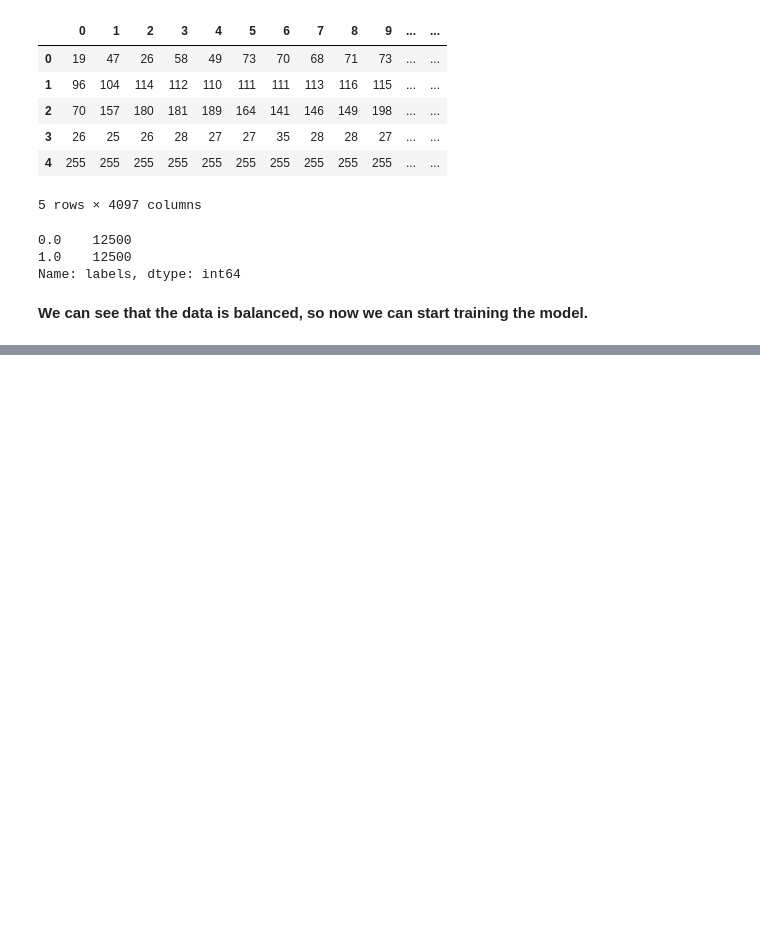
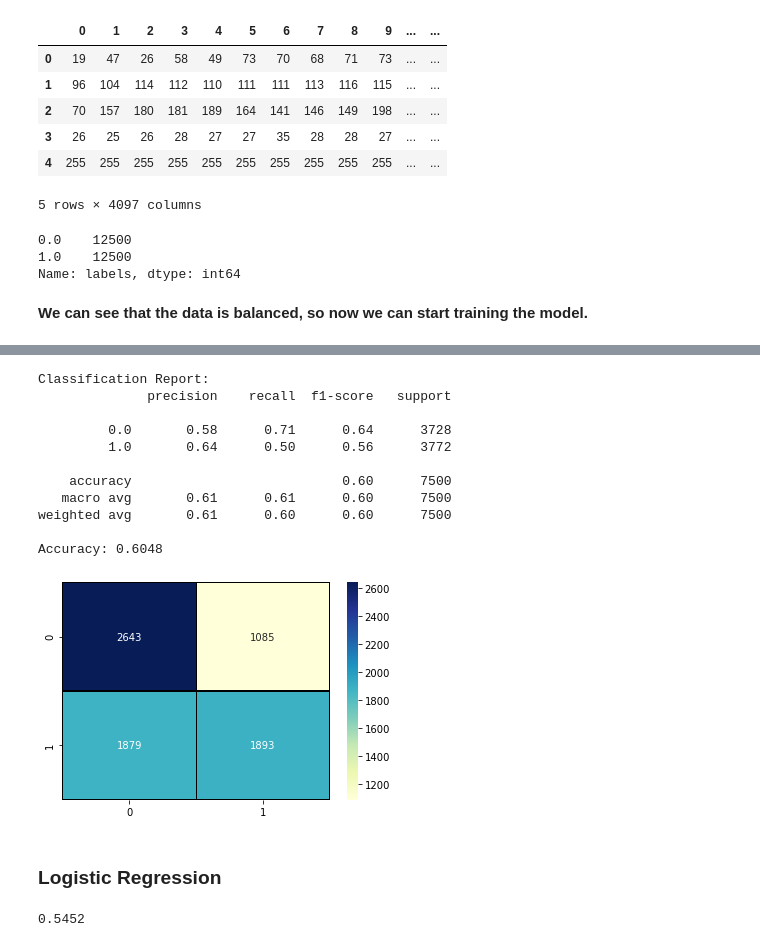
Before and after one commit to idobar1403/FinalProjectYear1, a Jupyter notebook: Cats-vs-Dogs.ipynb, the cells around one changed output, grey strips where cells are left out. Cells and saved outputs as stored; diff of their text form; code cells hidden in the pictures; blank space fills up the shorter version.

Commit message:
Added some models

```diff
--- a/Cats-vs-Dogs.ipynb
+++ b/Cats-vs-Dogs.ipynb
@@ -140,3 +143,6 @@ Name: labels, dtype: int64
 # %%
 # Droping the labels in order to get the target of the data.
 train = df.drop(["labels"], axis = 1)
+# Split the data to train and test
+from sklearn.model_selection import train_test_split
+X_train, X_test, y_train, y_test = train_test_split(train, target, test_size=0.3, random_state=0)
@@ -142,0 +157,6 @@ train = df.drop(["labels"], axis = 1)
+# %%
+X_train = X_train.astype(np.float32)
+X_test = X_test.astype(np.float32)
+# All the features have values between 0 to 255 so we normalize the data by dividing by 255.
+X_train/=255.
+X_test/=255.
@@ -142,0 +167,10 @@ train = df.drop(["labels"], axis = 1)
+# %%
+from sklearn.neighbors import KNeighborsClassifier
+k_range = list(range(1, 50))
+acc = []
+for k in k_range:
+    knn = KNeighborsClassifier(n_neighbors=k)
+    knn.fit(X_train, y_train)
+    neigh_pred = knn.predict(X_test)
+    acc.append(metrics.accuracy_score(y_test, neigh_pred))
+acc
@@ -142,0 +195,24 @@ train = df.drop(["labels"], axis = 1)
+# %%
+# We got the highest score with 49 neighbors.
+confMatrix = confusion_matrix(y_test, neigh_pred)
+sns.heatmap(confMatrix, annot=True, fmt="d",linecolor='black',linewidths=.2,cmap="YlGnBu")
+result1 = classification_report(y_test, neigh_pred,zero_division=1)
+print("Classification Report:",)
+print (result1)
+result2 = accuracy_score(y_test,neigh_pred)
+print("Accuracy:",result2)
+# %% [output]
+Classification Report:
+              precision    recall  f1-score   support
+
+         0.0       0.58      0.71      0.64      3728
+         1.0       0.64      0.50      0.56      3772
+
+    accuracy                           0.60      7500
+   macro avg       0.61      0.61      0.60      7500
+weighted avg       0.61      0.60      0.60      7500
+
+Accuracy: 0.6048
+[figure, added]
+# %% [markdown]
+### Logistic Regression
@@ -142,0 +224,4 @@ train = df.drop(["labels"], axis = 1)
+# %%
+metrics.accuracy_score(y_test,clf_pred)
+# %% [output]
+0.5452
```
Also changed, not shown: parts of 18 cells of this notebook.
